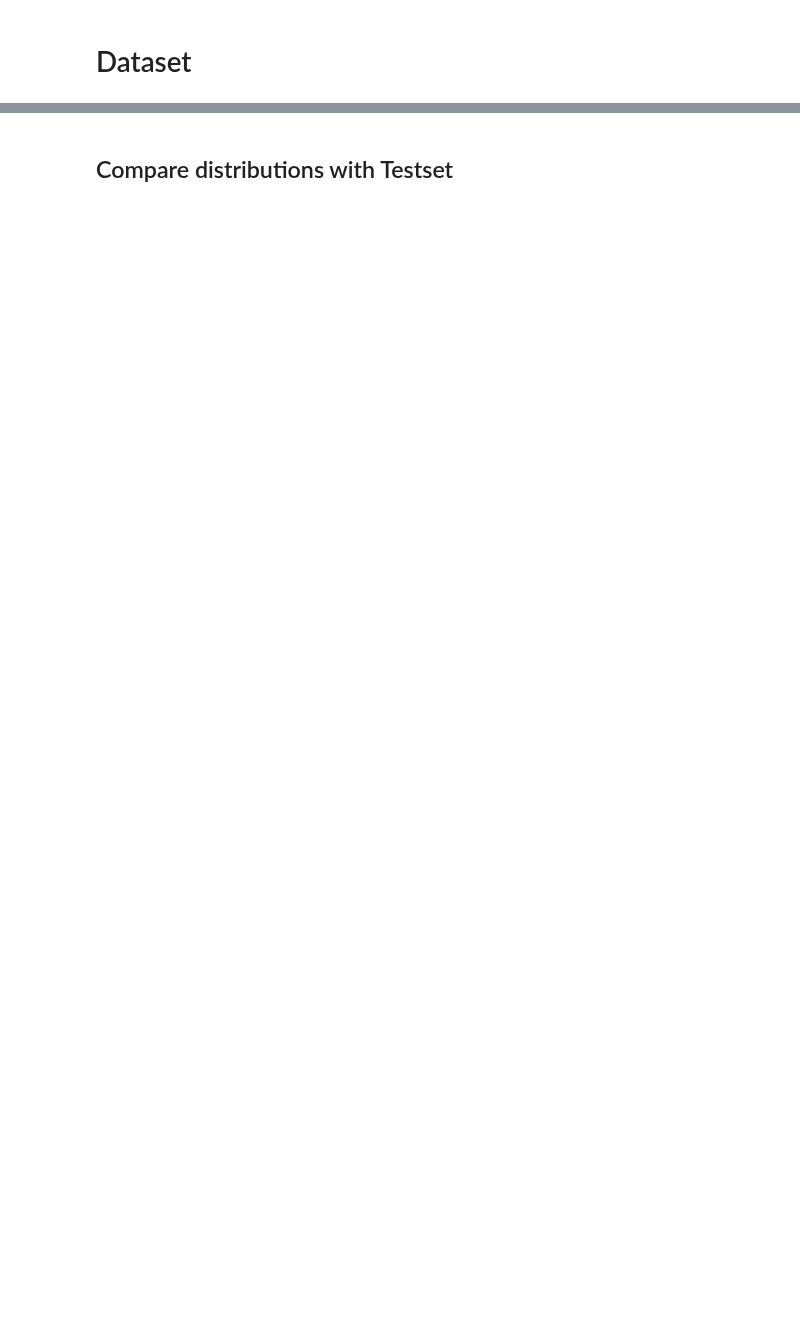
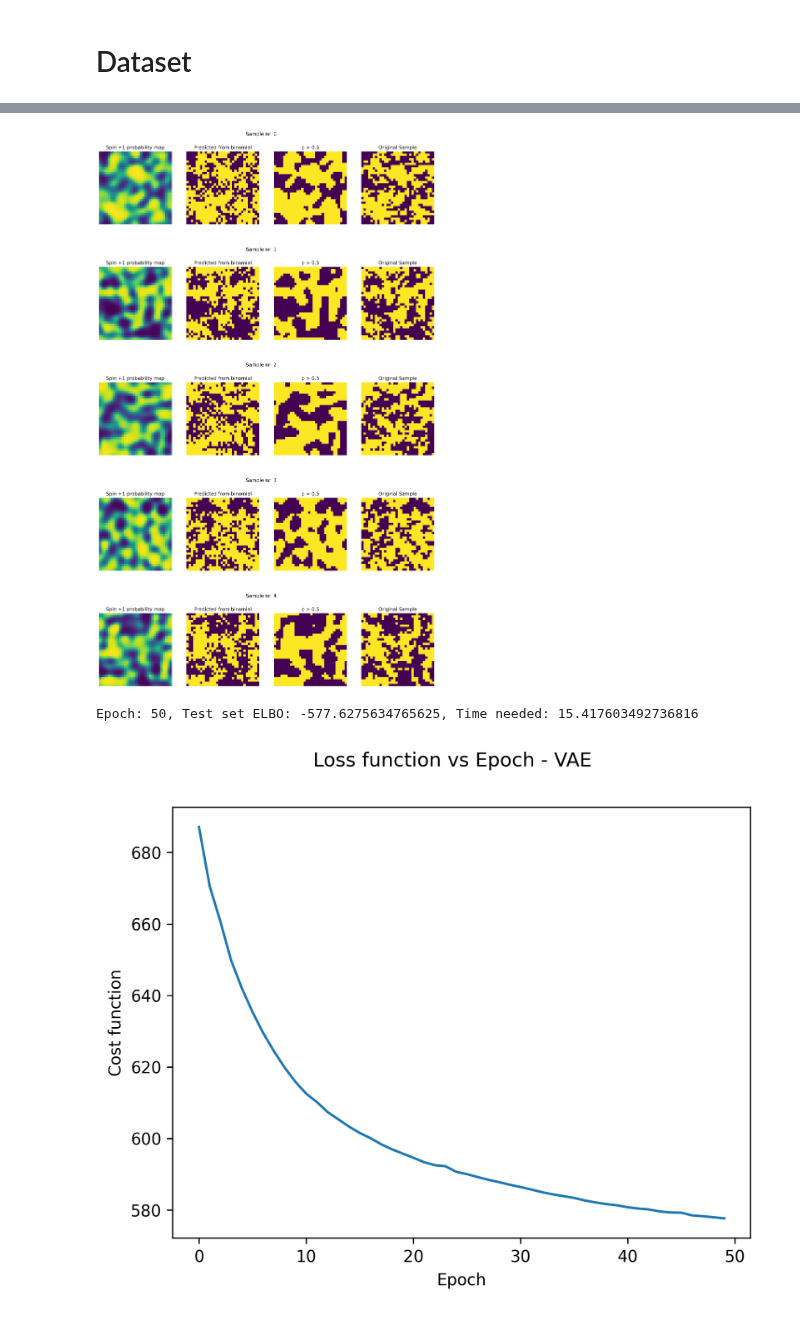
Before and after one commit to pSzyc/Ising, a Jupyter notebook: Model/VAE/VAE.ipynb, the cells around one changed output, grey strips where cells are left out. Cells and saved outputs as stored; diff of their text form; code cells hidden in the pictures; blank space fills up the shorter version.

```diff
--- a/Model/VAE/VAE.ipynb
+++ b/Model/VAE/VAE.ipynb
@@ -8,13 +265,2 @@ from input_pipeline import dataset_pipeline, get_param_dict
 # %% [markdown]
 # Dataset
-# %%
-trainset_path = "../GetData/Rust/get_data_rust/Data/TrainsetW"
-testset_path = "../GetData/Rust/get_data_rust/Data/TestsetW"
-batch_size = 100
-train_set = dataset_pipeline(trainset_path, flatten=False, batch_size=batch_size)
-train_params = get_param_dict(trainset_path)
-test_set = dataset_pipeline(testset_path, flatten=False, batch_size=batch_size)
-test_params = get_param_dict(testset_path)
-
-print("Trainset parameters: " + str(train_params))
-print("Testset parameters: " + str(test_params))
@@ -114,10 +266,0 @@ def train_step(model, x, optimizer):
-# %%
-optimizer = tf.keras.optimizers.Adam(1e-4)
-epochs = 150
-latent_dim = 100
-
-num_examples_to_generate = 5
-random_vector_for_generation = tf.random.normal(
-    shape=[num_examples_to_generate, latent_dim])
-
-model = VAE(latent_dim)
@@ -232,8 +324,0 @@ num_examples_to_generate = 20
-# %%
-predictions = sample(num_examples_to_generate)
-plt.suptitle("20 image probabilities generated by a model")
-for i in range(num_examples_to_generate):
-    plt.subplot(4, 5, i + 1)
-    plt.gca().axis('off')
-    plt.imshow(predictions[i, : , :], vmin=0, vmax=1)
-plt.tight_layout()
@@ -248,2 +324,0 @@ spin_predicted = 2 * np.random.binomial(1, predictions) - 1
-# %% [markdown]
-## Compare distributions with Testset
@@ -269,0 +325,17 @@ sns.displot(df, x = 'Energy', kind ='kde', hue='Algorithm')
+# %%
+temps = [2.6, 2.7, 2.8, 2.9]
+model = VAE(200, lattice_size = 32)
+optimizer = tf.keras.optimizers.Adam(1e-4)
+# %%
+epochs = 50
+latent_dim = 200
+num_examples_to_generate = 5
+batch_size = 100
+
+for i, temp in enumerate(temps):
+  load_starting_weights(model)
+  train_at_t(temp, model, optimizer, batch_size, epochs, num_examples_to_generate)
+# %% [output]
+[figure, added]
+Epoch: 50, Test set ELBO: -577.6275634765625, Time needed: 15.417603492736816
+[figure, added]
```
Also changed, not shown: parts of 25 cells of this notebook, 2 other files.
